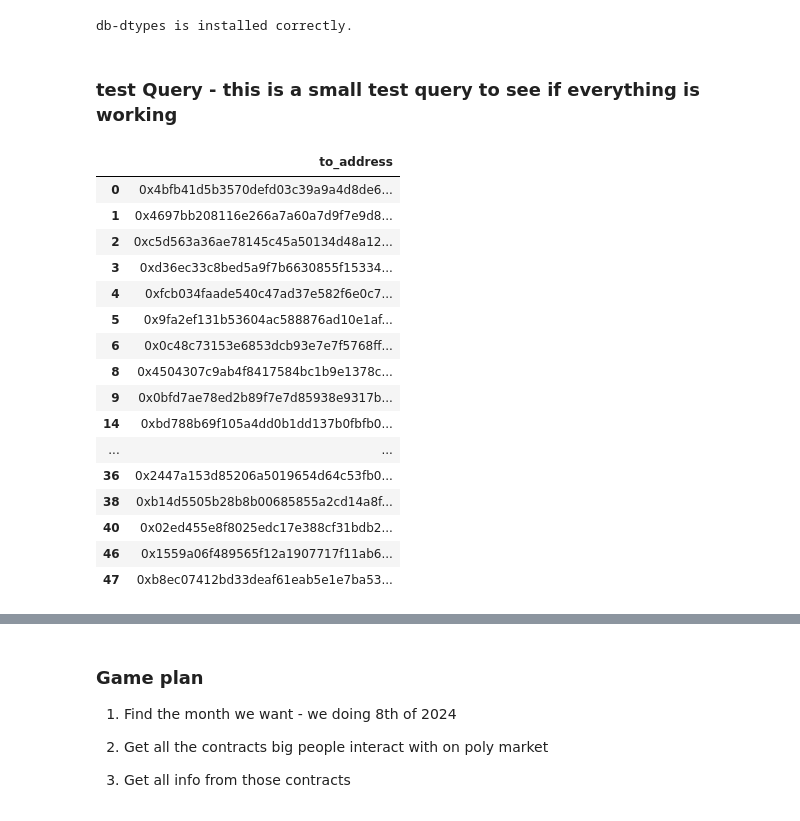
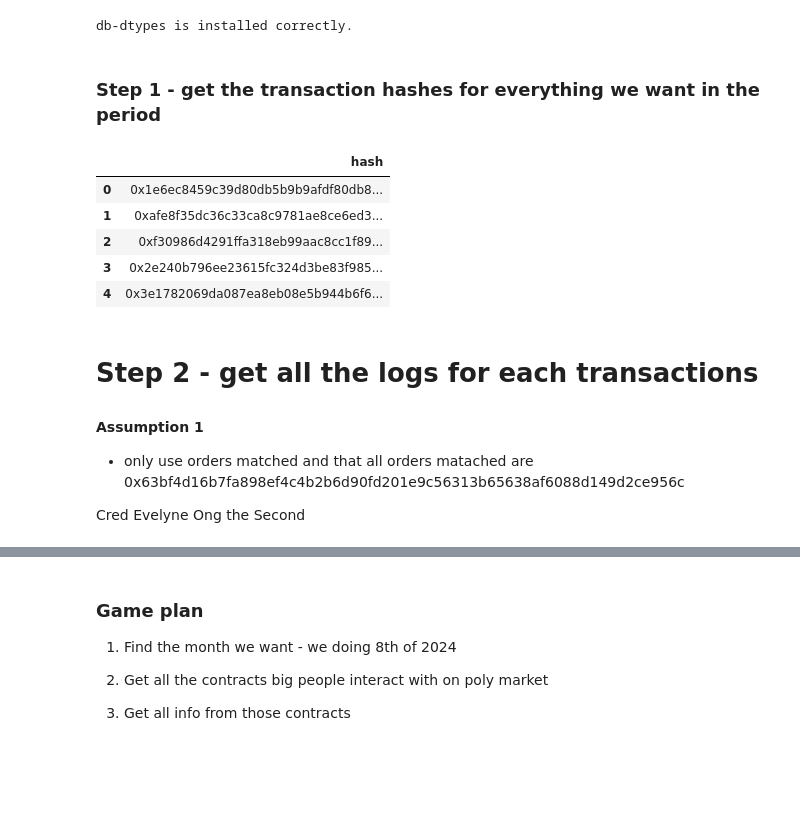
Before and after one commit to jonahk0702/How-Are-Returns-Distributed-in-Prediction-Markets, a Jupyter notebook: main.ipynb, the cells around one changed output, grey strips where cells are left out. Cells and saved outputs as stored; diff of their text form; code cells hidden in the pictures; blank space fills up the shorter version.

Commit message:
data

```diff
--- a/main.ipynb
+++ b/main.ipynb
@@ -13,5 +16,3 @@ os.environ["GOOGLE_APPLICATION_CREDENTIALS"] = "st312-442610-b9934d6c7287.json"
 client = bigquery.Client()
 # %% [output]
 db-dtypes is installed correctly.
-# %% [markdown]
-### test Query - this is a small test query to see if everything is working
@@ -54,20 +18,0 @@ df_unique = df[["to_address"]].drop_duplicates().reset_index(drop=True)
-# %%
-df_unique
-# %% [output]
-|  | to_address |
-| 0 | 0x4bfb41d5b3570defd03c39a9a4d8de6... |
-| 1 | 0x4697bb208116e266a7a60a7d9f7e9d8... |
-| 2 | 0xc5d563a36ae78145c45a50134d48a12... |
-| 3 | 0xd36ec33c8bed5a9f7b6630855f15334... |
-| 4 | 0xfcb034faade540c47ad37e582f6e0c7... |
-| 5 | 0x9fa2ef131b53604ac588876ad10e1af... |
-| 6 | 0x0c48c73153e6853dcb93e7e7f5768ff... |
-| 8 | 0x4504307c9ab4f8417584bc1b9e1378c... |
-| 9 | 0x0bfd7ae78ed2b89f7e7d85938e9317b... |
-| 14 | 0xbd788b69f105a4dd0b1dd137b0fbfb0... |
-| ... | ... |
-| 36 | 0x2447a153d85206a5019654d64c53fb0... |
-| 38 | 0xb14d5505b28b8b00685855a2cd14a8f... |
-| 40 | 0x02ed455e8f8025edc17e388cf31bdb2... |
-| 46 | 0x1559a06f489565f12a1907717f11ab6... |
-| 47 | 0xb8ec07412bd33deaf61eab5e1e7ba53... |
@@ -73,0 +21,29 @@ df_unique
+# %% [markdown]
+### Step 1 - get the transaction hashes for everything we want in the period
+# %%
+
+query = """
+SELECT `hash`
+  FROM `bigquery-public-data.crypto_polygon.transactions`
+  WHERE to_address = "0x78769d50be1763ed1ca0d5e878d93f05aabff29e"
+  AND block_timestamp BETWEEN "2024-07-01 00:00:00" AND "2024-07-01 23:59:59"
+"""
+
+transaction_hashes = client.query(query).to_dataframe()
+
+transaction_hashes.head()
+# %% [output]
+|  | hash |
+| 0 | 0x1e6ec8459c39d80db5b9b9afdf80db8... |
+| 1 | 0xafe8f35dc36c33ca8c9781ae8ce6ed3... |
+| 2 | 0xf30986d4291ffa318eb99aac8cc1f89... |
+| 3 | 0x2e240b796ee23615fc324d3be83f985... |
+| 4 | 0x3e1782069da087ea8eb08e5b944b6f6... |
+# %% [markdown]
+# Step 2 - get all the logs for each transactions
+
+
+#### Assumption 1
+* only use orders matched and that all orders matached are 0x63bf4d16b7fa898ef4c4b2b6d90fd201e9c56313b65638af6088d149d2ce956c
+
+Cred Evelyne Ong the Second
```
Also changed, not shown: parts of 17 cells of this notebook, 4 other files.
